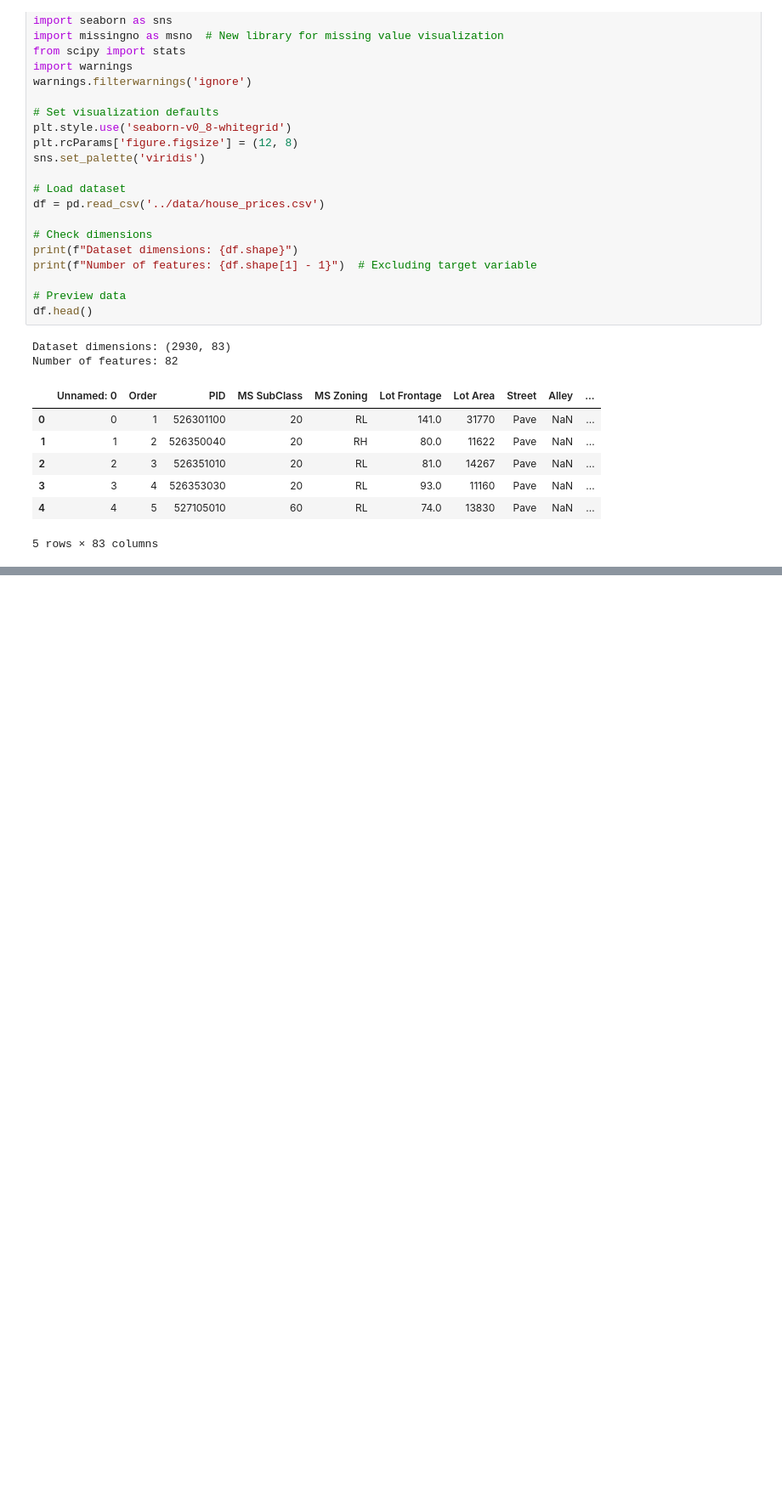
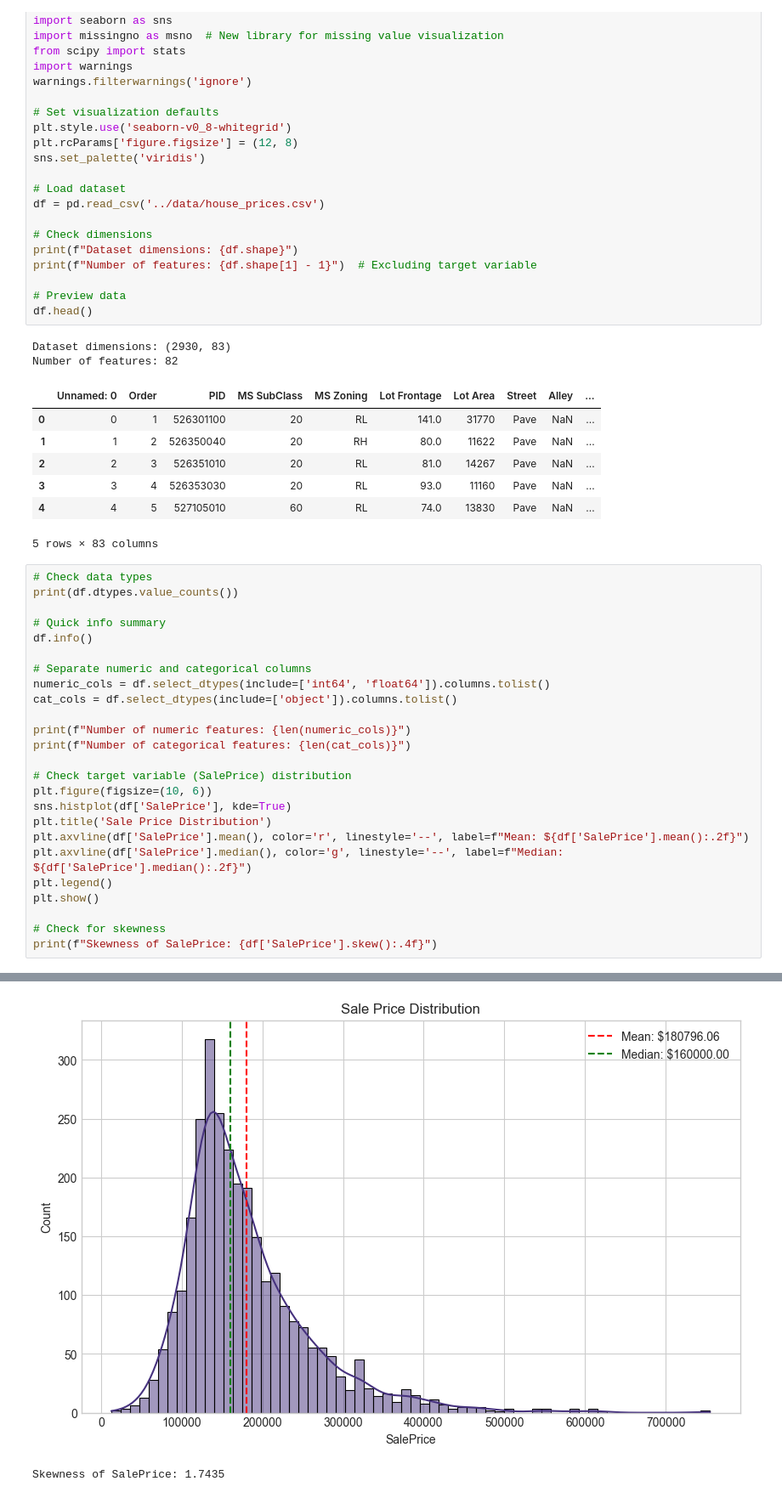
Before and after one commit to Vijayaragavan185/advanced-housing-eda-ames-real-estate, a Jupyter notebook: notebooks/advanced_cleaning_eda.ipynb, the cells around one changed output, grey strips where cells are left out. Shown at 85% size. Cells and saved outputs as stored; diff of their text form; blank space fills up the shorter version.

Commit message:
Understanding Data with Histplot and df info

```diff
--- a/notebooks/advanced_cleaning_eda.ipynb
+++ b/notebooks/advanced_cleaning_eda.ipynb
@@ -32,3 +32,29 @@ Number of features: 82
 | 3 | 3 | 4 | 526353030 | 20 | RL | 93.0 | 11160 | Pave | NaN | ... |
 | 4 | 4 | 5 | 527105010 | 60 | RL | 74.0 | 13830 | Pave | NaN | ... |
 5 rows × 83 columns
+# %%
+# Check data types
+print(df.dtypes.value_counts())
+
+# Quick info summary
+df.info()
+
+# Separate numeric and categorical columns
+numeric_cols = df.select_dtypes(include=['int64', 'float64']).columns.tolist()
+cat_cols = df.select_dtypes(include=['object']).columns.tolist()
+
+print(f"Number of numeric features: {len(numeric_cols)}")
+print(f"Number of categorical features: {len(cat_cols)}")
+
+# Check target variable (SalePrice) distribution
+plt.figure(figsize=(10, 6))
+sns.histplot(df['SalePrice'], kde=True)
+plt.title('Sale Price Distribution')
+plt.axvline(df['SalePrice'].mean(), color='r', linestyle='--', label=f"Mean: ${df['SalePrice'].mean():.2f}")
+plt.axvline(df['SalePrice'].median(), color='g', linestyle='--', label=f"Median: ${df['SalePrice'].median():.2f}")
+plt.legend()
+plt.show()
+
+# Check for skewness
+print(f"Skewness of SalePrice: {df['SalePrice'].skew():.4f}")
+# %% [output]
@@ -34,0 +78,2 @@ Number of features: 82
+[figure, added]
+Skewness of SalePrice: 1.7435
```
Also changed, not shown: parts of 1 cell of this notebook.
